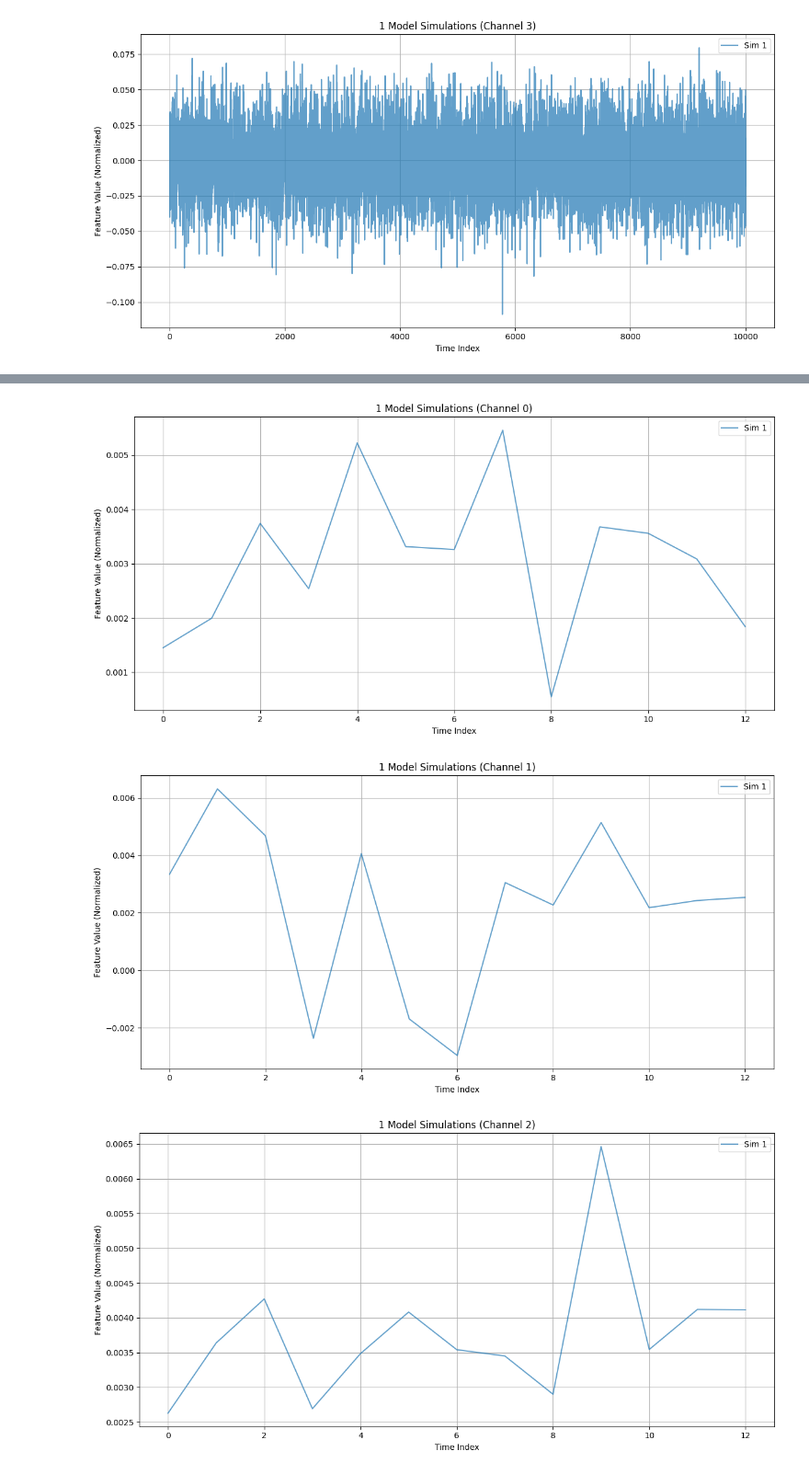
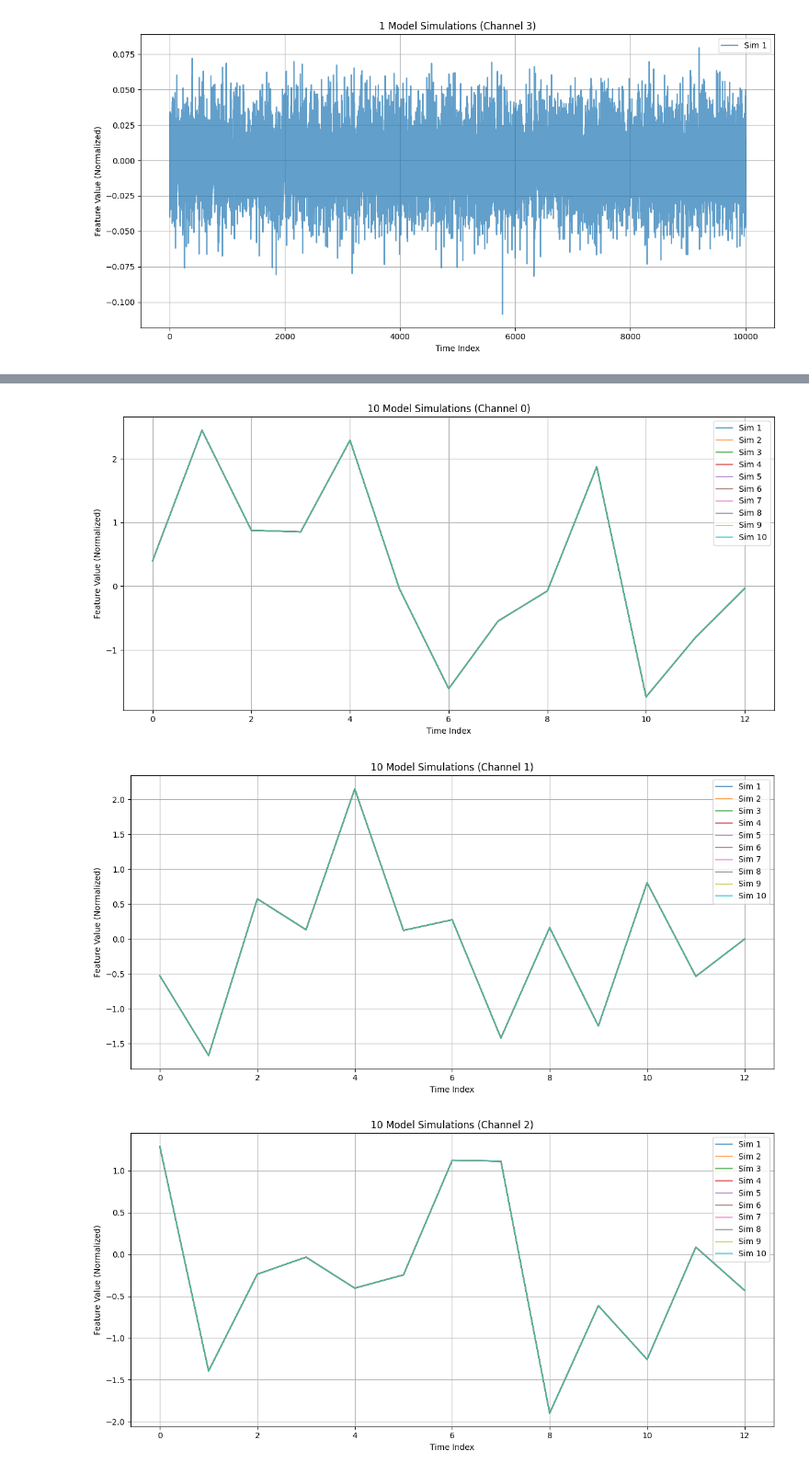
Before and after one commit to eddisonpham/StonkBench, a Jupyter notebook: notebooks/model_validation.ipynb, the cells around one changed output, grey strips where cells are left out. Shown at 92% size. Drawn from its saved outputs; the diff is of its cells as text; code cells hidden in the pictures.

Commit message:
Implemented takahashi diff and separated pipeline

```diff
--- a/notebooks/model_validation.ipynb
+++ b/notebooks/model_validation.ipynb
@@ -562,18 +556,0 @@ plot_model_simulations_mean_dt(model=quant_gan, num_simulations=1, sequence_leng
-# %%
-seq_length = train_data_np.shape[1]
-num_channels = train_data_np.shape[2]
-
-print("\n" + "=" * 50)
-print("Training TimeVAE")
-print("=" * 50)
-
-time_vae = TimeVAE(
-    length=seq_length,
-    num_channels=num_channels,
-)
-
-print(f"TimeVAE model initialized on device: {time_vae.device}")
-
-print("Training TimeVAE model...")
-time_vae.fit(train_loader_np, num_epochs=10)
-print("TimeVAE training complete.")
@@ -586,0 +559,24 @@ TimeVAE training complete.
+# %%
+print("\n" + "=" * 50)
+print("Training Takahashi Diffusion Model")
+print("=" * 50)
+
+num_samples_real, length, num_channels = train_data_np.shape
+# Initialize the model with same dimensions as the data
+takahashi_model = TakahashiDiffusion(
+    length=length,
+    num_channels=num_channels,
+    num_steps=25,  # Reduced for faster testing
+    beta_start=0.0001,
+    beta_end=0.02,
+    wavelet='haar',
+    lr=1e-4
+)
+
+print(f"Takahashi Diffusion model initialized on device: {takahashi_model.device}")
+print(f"Model: U-Net with {num_channels} input channels, {takahashi_model.num_steps} diffusion steps")
+print(f"Total parameters: {sum(p.numel() for p in takahashi_model.model.parameters()):,}")
+
+print("\nTraining Takahashi Diffusion model...")
+takahashi_model.fit(train_loader_np, num_epochs=1)  # Reduced epochs for faster testing
+print("Takahashi Diffusion training complete.")
@@ -587,6 +594,6 @@ TimeVAE training complete.
 # %%
-plot_model_simulations_mean_dt(model=time_vae, num_simulations=1, sequence_length=13)
+plot_model_simulations_mean_dt(model=takahashi_model, num_simulations=10, sequence_length=13)
 # %% [output]
-[figure, old version]
+[figure, new version]
-[figure, old version]
+[figure, new version]
-[figure, old version]
+[figure, new version]
```
Also changed, not shown: parts of 9 cells of this notebook, 5 other files.
